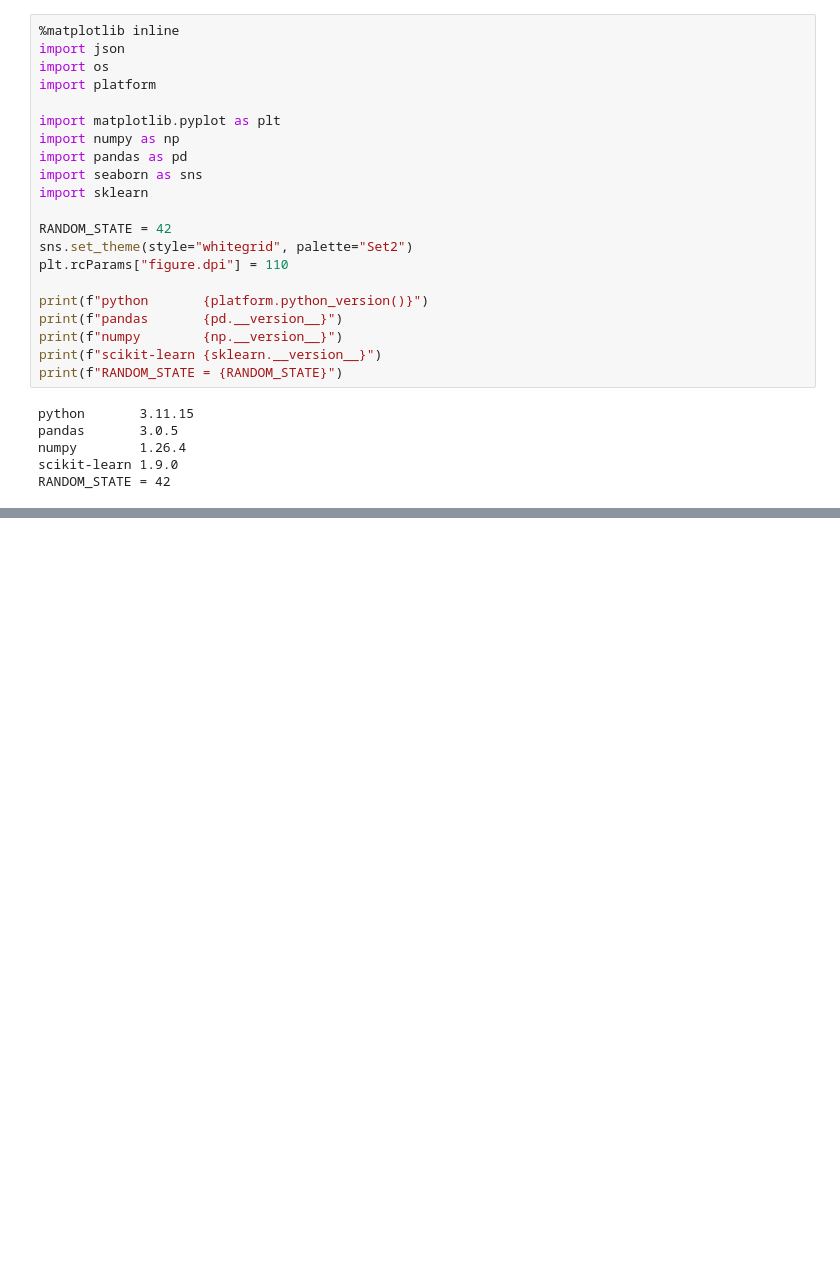
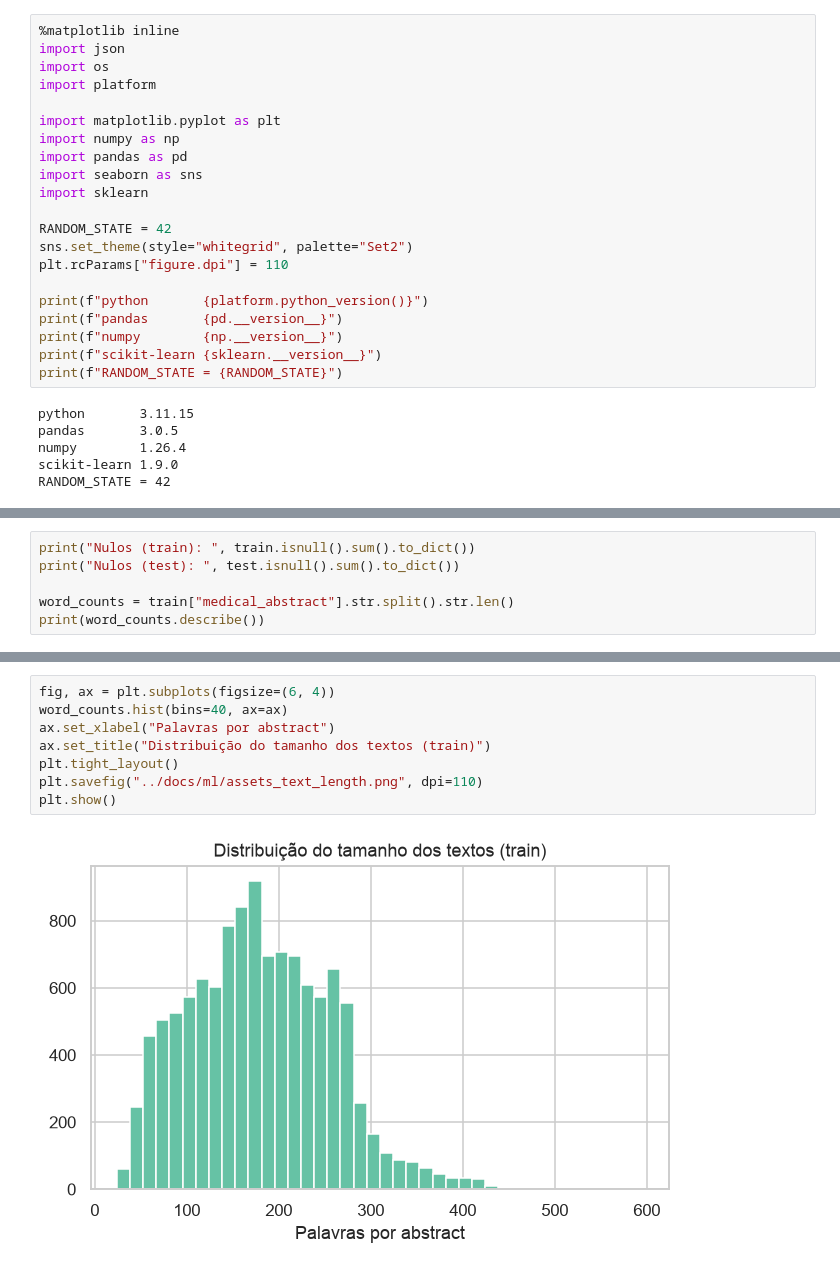
Before and after one commit to gui3561-ux/grupo-98-tech-challenger-fase3, a Jupyter notebook: notebooks/02_eda_medical_abstracts.ipynb, the cells around one changed output, grey strips where cells are left out. Drawn from its saved outputs; the diff is of its cells as text; blank space fills up the shorter version.

```diff
--- a/notebooks/02_eda_medical_abstracts.ipynb
+++ b/notebooks/02_eda_medical_abstracts.ipynb
@@ -356,0 +87,6 @@ Essas conclusões alimentam a comparação de datasets no notebook `04_dataset_c
+# %%
+print("Nulos (train): ", train.isnull().sum().to_dict())
+print("Nulos (test): ", test.isnull().sum().to_dict())
+
+word_counts = train["medical_abstract"].str.split().str.len()
+print(word_counts.describe())
@@ -356,0 +105,10 @@ Essas conclusões alimentam a comparação de datasets no notebook `04_dataset_c
+# %%
+fig, ax = plt.subplots(figsize=(6, 4))
+word_counts.hist(bins=40, ax=ax)
+ax.set_xlabel("Palavras por abstract")
+ax.set_title("Distribuição do tamanho dos textos (train)")
+plt.tight_layout()
+plt.savefig("../docs/ml/assets_text_length.png", dpi=110)
+plt.show()
+# %% [output]
+[figure, added]
```
Also changed, not shown: parts of 43 cells of this notebook, 5 other files.
